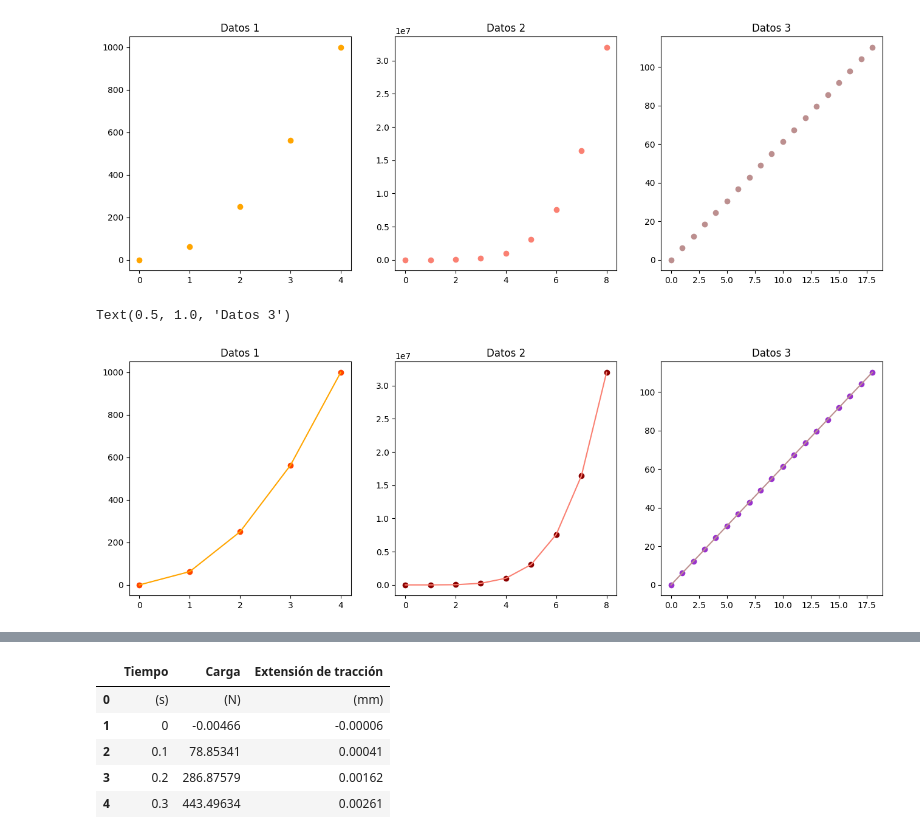
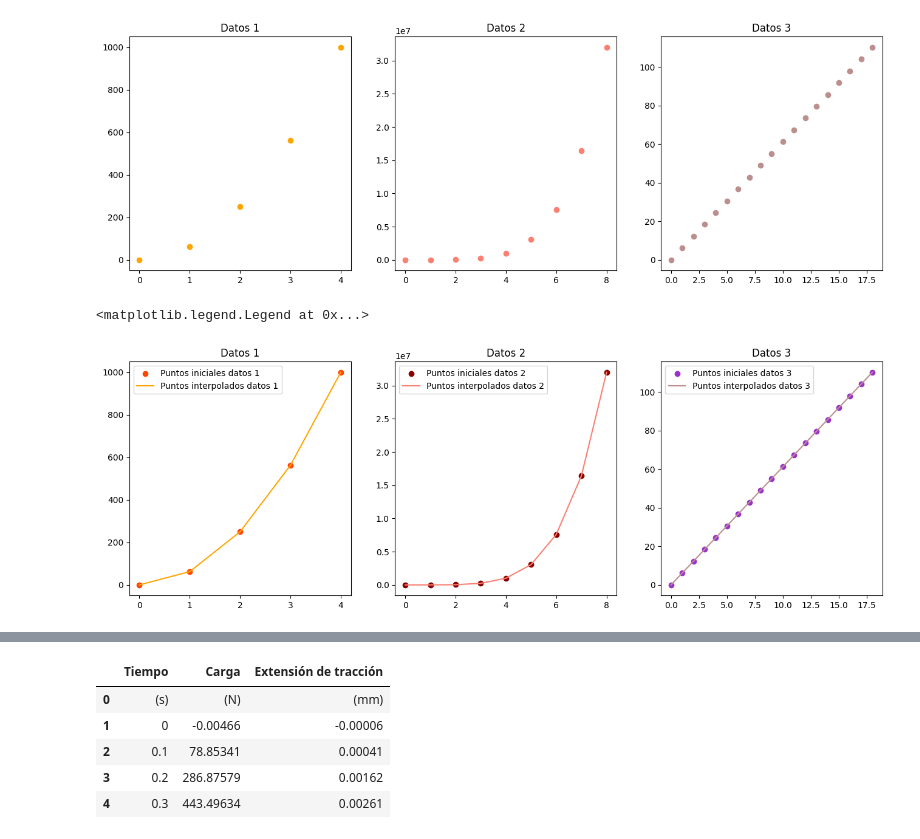
Before and after one commit to Cricea/Taller_1_HC_2023, a Jupyter notebook: Taller 1 - Interpolación y Raices/Taller_1.ipynb, the cells around one changed output, grey strips where cells are left out. Drawn from its saved outputs; the diff is of its cells as text; code cells hidden in the pictures.

```diff
--- a/Taller 1 - Interpolación y Raices/Taller_1.ipynb
+++ b/Taller 1 - Interpolación y Raices/Taller_1.ipynb
@@ -161,18 +161,21 @@ inter_3 = InterpolatedUnivariateSpline(datosx_3,datos_3,k=5)
 # %%
 # 1.4. Gráficar los datos interpolados
 fig, ax = plt.subplots(1,3,figsize=(16,5))
-ax[0].scatter(datosx_1, datos_1, color='#FF4500')
-ax[0].plot(datosx_1,inter_1(datosx_1),color="orange")
+ax[0].scatter(datosx_1, datos_1, color='#FF4500', label='Puntos iniciales datos 1')
+ax[0].plot(datosx_1,inter_1(datosx_1),color="orange", label='Puntos interpolados datos 1')
 ax[0].set_title('Datos 1')
-ax[1].scatter(datosx_2, datos_2, color='#8B0000')
-ax[1].plot(datosx_2,inter_2(datosx_2),color='#FA8072')
+ax[0].legend()
+ax[1].scatter(datosx_2, datos_2, color='#8B0000', label='Puntos iniciales datos 2')
+ax[1].plot(datosx_2,inter_2(datosx_2),color='#FA8072', label='Puntos interpolados datos 2')
 ax[1].set_title('Datos 2')
-ax[2].scatter(datosx_3, datos_3, color='#9932CC')
-ax[2].plot(datosx_3,inter_3(datosx_3),color='#BC8F8F')
+ax[1].legend()
+ax[2].scatter(datosx_3, datos_3, color='#9932CC', label='Puntos iniciales datos 3')
+ax[2].plot(datosx_3,inter_3(datosx_3),color='#BC8F8F', label='Puntos interpolados datos 3')
 ax[2].set_title('Datos 3')
+ax[2].legend()
 # %% [output]
-Text(0.5, 1.0, 'Datos 3')
+<matplotlib.legend.Legend at 0x...>
-[figure, old version]
+[figure, new version]
 # %% [markdown]
 ----
 ## Punto 2
```
Also changed, not shown: parts of 3 cells of this notebook.
